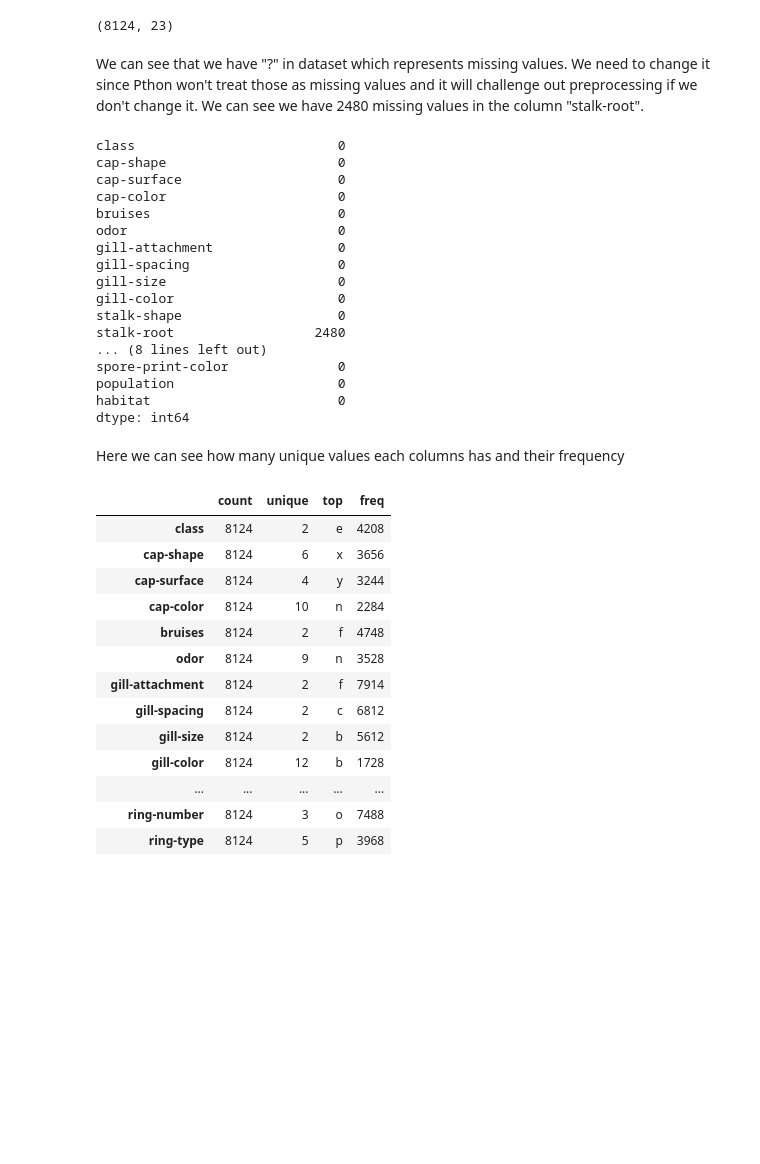
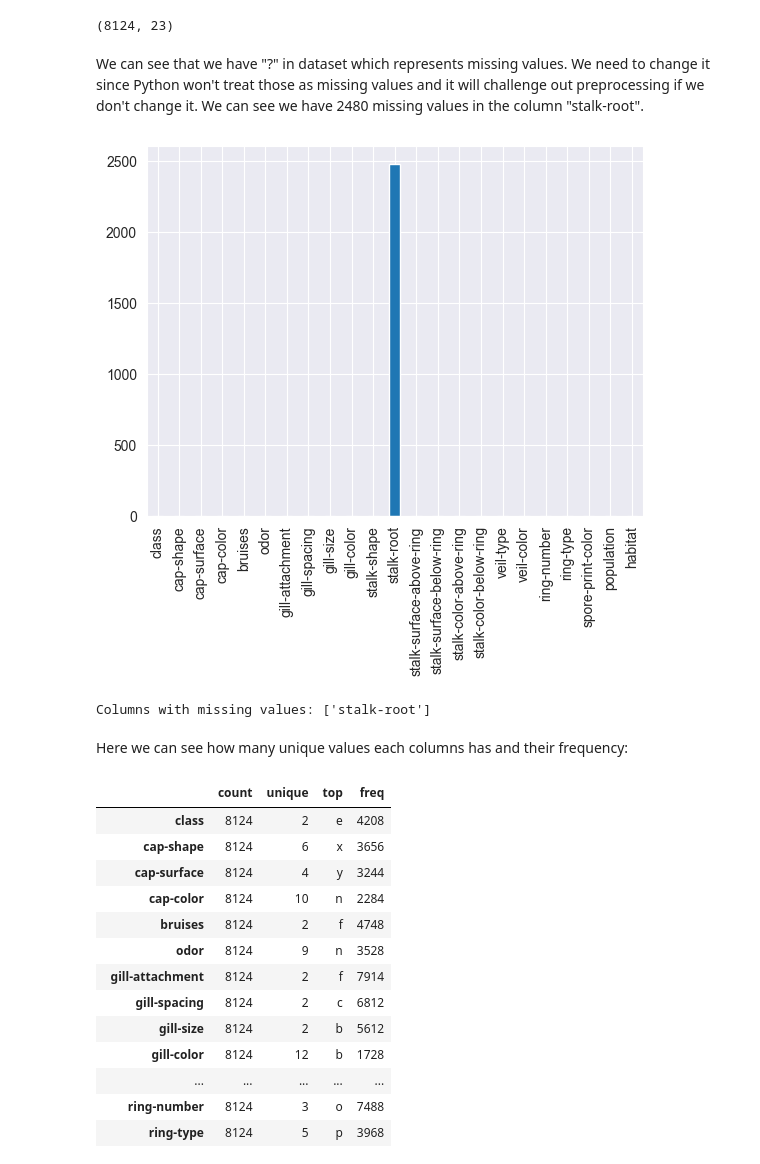
Before and after one commit to lizakolosova/machine-learning-lifecycle, a Jupyter notebook: lifecycleproject/data-understanding.ipynb, the cells around one changed output. Drawn from its saved outputs; the diff is of its cells as text; code cells hidden in the pictures; blank space fills up the shorter version.

```diff
--- a/lifecycleproject/data-understanding.ipynb
+++ b/lifecycleproject/data-understanding.ipynb
@@ -42,30 +42,20 @@ df_mushrooms.shape
 # %% [output]
 (8124, 23)
 # %% [markdown]
-We can see that we have "?" in dataset which represents missing values. We need to change it since Pthon won't treat those as missing values and it will challenge out preprocessing if we don't change it. We can see we have 2480 missing values in the column "stalk-root".
+We can see that we have "?" in dataset which represents missing values. We need to change it since Python won't treat those as missing values and it will challenge out preprocessing if we don't change it. We can see we have 2480 missing values in the column "stalk-root".
 # %%
 df_mushrooms.replace("?", np.nan, inplace = True)
-df_mushrooms.isna().sum()
+missing_cols = df_mushrooms.columns[df_mushrooms.isnull().any()].tolist()
+print(f"Columns with missing values: {missing_cols}")
 # %% [output]
-class                          0
-cap-shape                      0
-cap-surface                    0
-cap-color                      0
-bruises                        0
-odor                           0
-gill-attachment                0
-gill-spacing                   0
-gill-size                      0
-gill-color                     0
-stalk-shape                    0
-stalk-root                  2480
-... (8 lines left out)
-spore-print-color              0
-population                     0
-habitat                        0
-dtype: int64
+[figure, added]
+# %%
+df_mushrooms.isna().sum().plot(kind='bar')
+plt.show()
+# %% [output]
+Columns with missing values: ['stalk-root']
 # %% [markdown]
-Here we can see how many unique values each columns has and their frequency
+Here we can see how many unique values each columns has and their frequency:
 # %%
 df_mushrooms.describe().T
 # %% [output]
```
Also changed, not shown: parts of 5 cells of this notebook, 9 other files.
